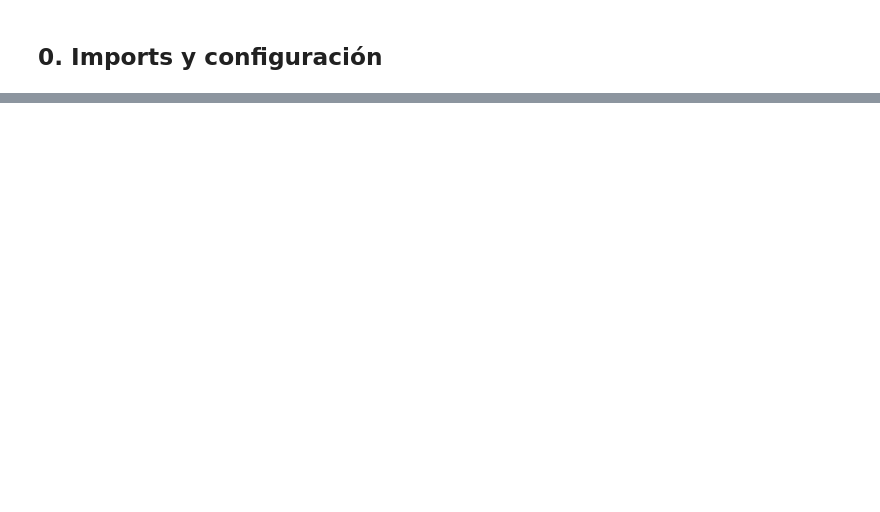
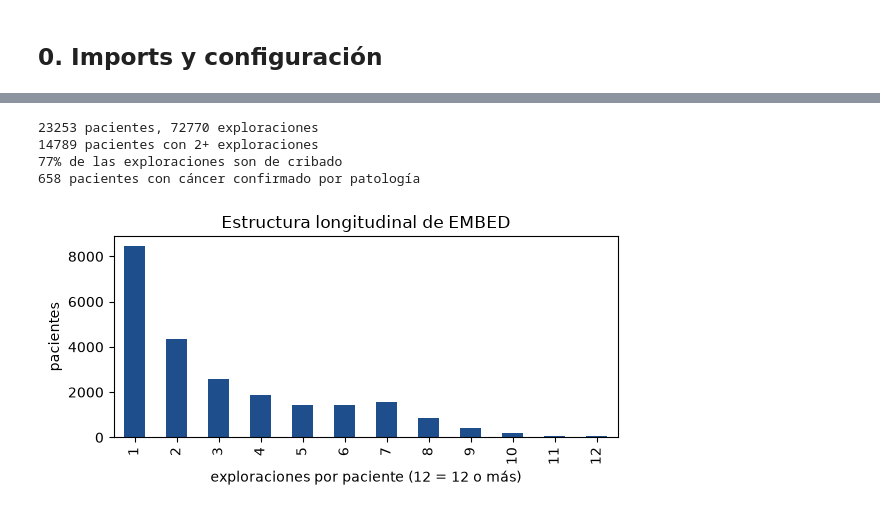
Before and after one commit to nickhernd/mammoviz-tda, a Jupyter notebook: notebooks/03_embed_longitudinal.ipynb, the cells around one changed output, grey strips where cells are left out. Cells and saved outputs as stored; diff of their text form; code cells hidden in the pictures; blank space fills up the shorter version.

```diff
--- a/notebooks/03_embed_longitudinal.ipynb
+++ b/notebooks/03_embed_longitudinal.ipynb
@@ -431,0 +99,19 @@ Siguientes pasos razonables:
+# %%
+examenes = dl._exam_table(EMBED_DIR / "clinical.csv")
+por_paciente = examenes.groupby("empi_anon").size()
+print(f"{examenes['empi_anon'].nunique()} pacientes, {len(examenes)} exploraciones")
+print(f"{(por_paciente >= 2).sum()} pacientes con 2+ exploraciones")
+print(f"{examenes['screen'].mean():.0%} de las exploraciones son de cribado")
+print(f"{examenes.loc[examenes['malig'], 'empi_anon'].nunique()} pacientes con cáncer confirmado por patología")
+
+fig, ax = plt.subplots(figsize=(6, 3))
+por_paciente.clip(upper=12).value_counts().sort_index().plot.bar(ax=ax, color="#1F4E8C")
+ax.set_xlabel("exploraciones por paciente (12 = 12 o más)"); ax.set_ylabel("pacientes")
+ax.set_title("Estructura longitudinal de EMBED")
+plt.tight_layout(); plt.show()
+# %% [output]
+23253 pacientes, 72770 exploraciones
+14789 pacientes con 2+ exploraciones
+77% de las exploraciones son de cribado
+658 pacientes con cáncer confirmado por patología
+[figure, added]
```
Also changed, not shown: parts of 62 cells of this notebook, 3 other files.
